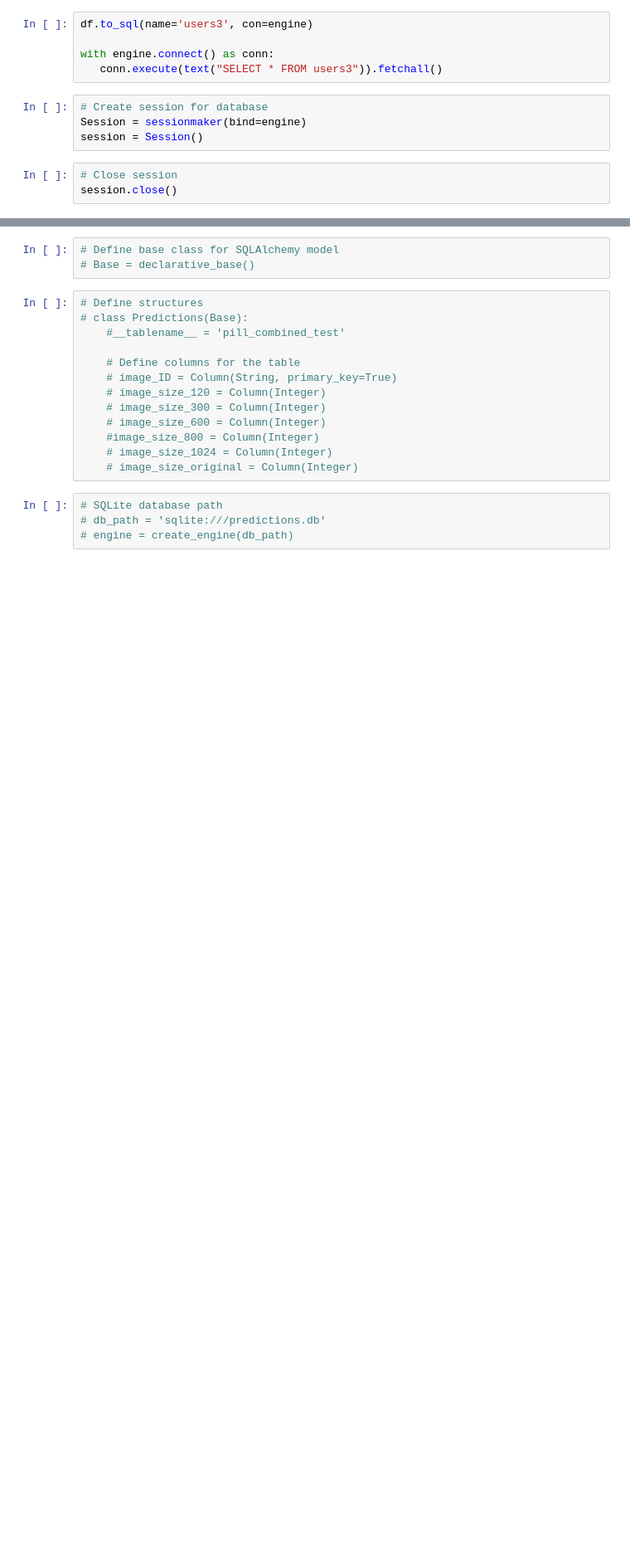
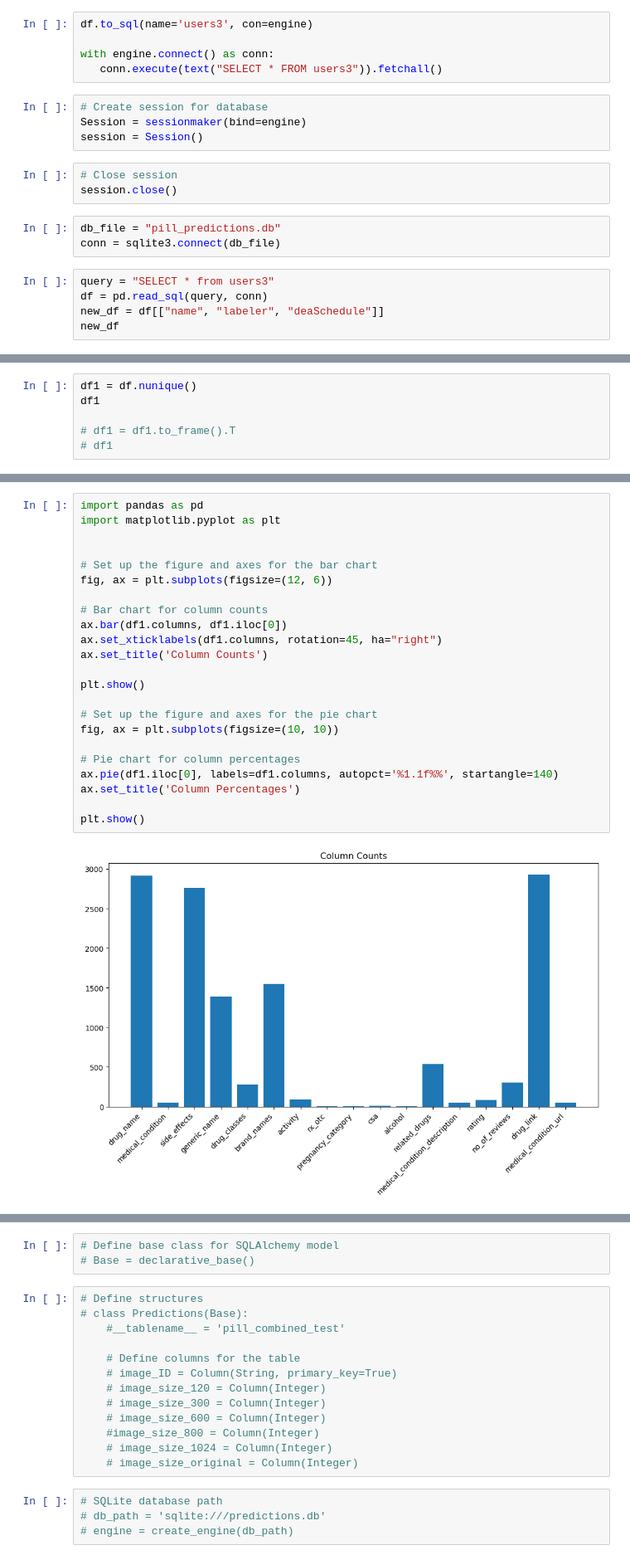
Before and after one commit to UzmaSayyeda/Pill-Identifier, a Jupyter notebook: flask-model/sqlite.ipynb, the cells around one changed output, grey strips where cells are left out. Shown at 83% size. Cells and saved outputs as stored; diff of their text form; blank space fills up the shorter version.

Commit message:
new visuals from db

```diff
--- a/flask-model/sqlite.ipynb
+++ b/flask-model/sqlite.ipynb
@@ -70,3 +81,11 @@ session = Session()
 # %%
 # Close session
 session.close()
+# %%
+db_file = "pill_predictions.db"
+conn = sqlite3.connect(db_file)
+# %%
+query = "SELECT * from users3"
+df = pd.read_sql(query, conn)
+new_df = df[["name", "labeler", "deaSchedule"]]
+new_df
@@ -72,0 +126,6 @@ session.close()
+# %%
+df1 = df.nunique()
+df1
+
+# df1 = df1.to_frame().T
+# df1
@@ -72,0 +150,25 @@ session.close()
+# %%
+import pandas as pd
+import matplotlib.pyplot as plt
+
+
+# Set up the figure and axes for the bar chart
+fig, ax = plt.subplots(figsize=(12, 6))
+
+# Bar chart for column counts
+ax.bar(df1.columns, df1.iloc[0])
+ax.set_xticklabels(df1.columns, rotation=45, ha="right")
+ax.set_title('Column Counts')
+
+plt.show()
+
+# Set up the figure and axes for the pie chart
+fig, ax = plt.subplots(figsize=(10, 10))
+
+# Pie chart for column percentages
+ax.pie(df1.iloc[0], labels=df1.columns, autopct='%1.1f%%', startangle=140)
+ax.set_title('Column Percentages')
+
+plt.show()
+# %% [output]
+[figure, added]
```
Also changed, not shown: parts of 16 cells of this notebook, 2 other files.
